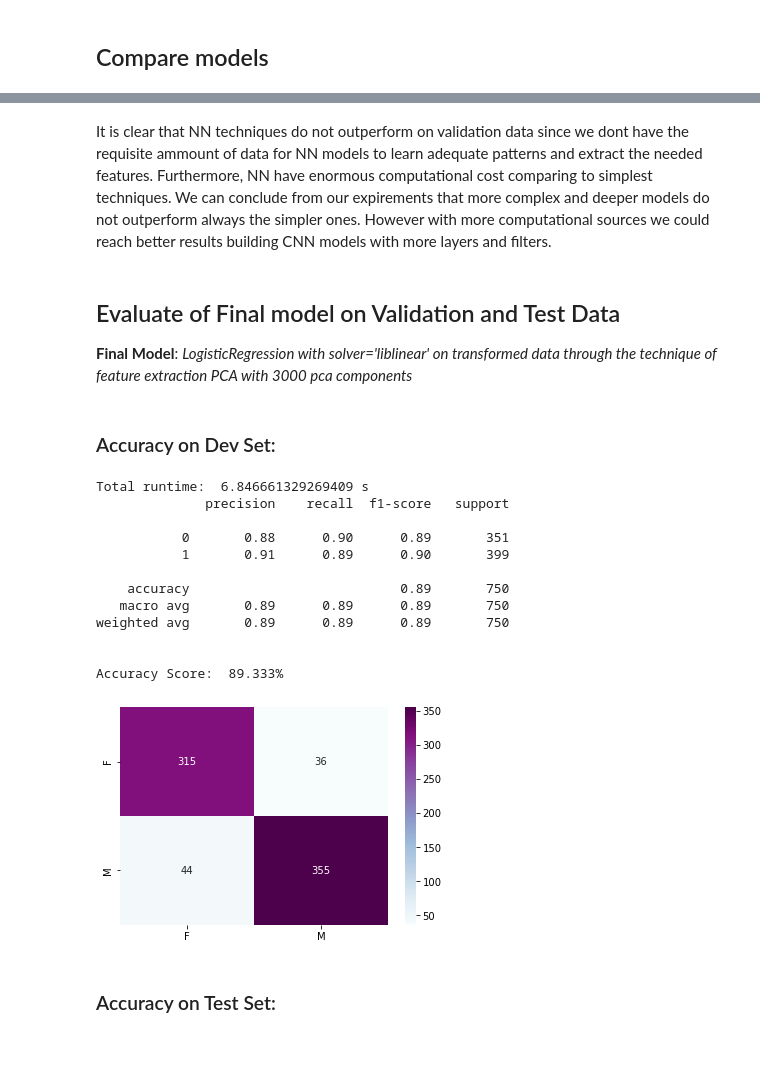
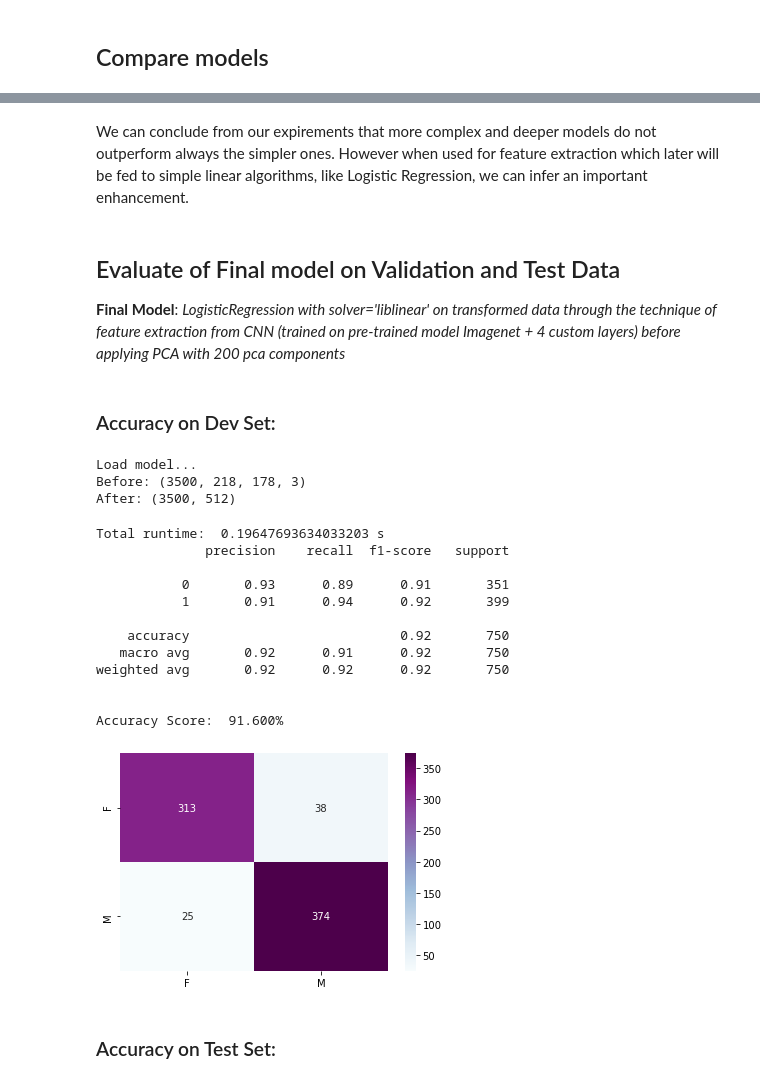
Before and after one commit to xeniakal/AMLS_20-21_SN20159465, a Jupyter notebook: A1/GenderClassification.ipynb, the cells around one changed output, grey strips where cells are left out. Saved outputs shown, nothing was run; the diff lists cells and outputs as text; code cells hidden in the pictures; blank space fills up the shorter version.

```diff
--- a/A1/GenderClassification.ipynb
+++ b/A1/GenderClassification.ipynb
@@ -1286,0 +1198,7 @@ Accuracy Score:  75.333%
+# %%
+clf_lr = LogisticRegression(solver='liblinear')
+start_time = time.time()
+clf_lr.fit(X_train_new, y_train_img)
+preds_lr= clf_lr.predict(X_dev_new)
+print("Total runtime: ",time.time()-start_time,"s")
+acc_lr_CNN = Print_Classification_Results(y_dev_img,preds_lr)
@@ -1286,0 +1242,7 @@ Accuracy Score:  75.333%
+# %%
+clf_lr = LogisticRegression(solver='liblinear')
+start_time = time.time()
+clf_lr.fit(X_train_new_PCA, y_train_img)
+preds_lr= clf_lr.predict(X_dev_new_PCA)
+print("Total runtime: ",time.time()-start_time,"s")
+acc_lr_CNN = Print_Classification_Results(y_dev_img,preds_lr)
@@ -1347,10 +1325,9 @@ plt.show()
-# %% [markdown]
-It is clear that NN techniques do not outperform on validation data since we dont have the requisite ammount of data for NN models to learn adequate patterns and extract the needed features.
-Furthermore, NN have enormous computational cost comparing to simplest techniques. We can conclude from our expirements that more complex and deeper models do not outperform always the simpler ones.
-However with more computational sources we could reach better results building CNN models with more layers and filters.
+# %% [markdown]
+We can conclude from our expirements that more complex and deeper models do not outperform always the simpler ones.
+However when used for feature extraction which later will be fed to simple linear algorithms, like Logistic Regression, we can infer an important enhancement.
 # %% [markdown]
 ## Evaluate of Final model on Validation and Test Data
 
-**Final Model**: *LogisticRegression with solver='liblinear' on transformed data through the technique of feature extraction PCA with 3000 pca components*
+**Final Model**: *LogisticRegression with solver='liblinear' on transformed data through the technique of feature extraction from CNN (trained on pre-trained model Imagenet + 4 custom layers) before applying PCA with 200 pca components*
 # %% [markdown]
 ### Accuracy on Dev Set:
@@ -1362,24 +1334,49 @@ X_dev_PCA = pca.transform(X_dev)
+# %%
+#load the best model we trained
+print('Load model...')
+model=load_model('best.augm_model.h5')
+model.load_weights('weights.best.augm_model.hdf5')
+
+#take final dense layer in which dimensions we project our raw features
+layer_outputs = model.layers[314].output
+activation_model = Model(inputs=model.input, outputs=layer_outputs)
+X_train_new = activation_model.predict(X_train_img)
+print("Before:",X_train_img.shape)
+print("After:",X_train_new.shape)
+X_dev_new = activation_model.predict(X_dev_img)
+X_test_new = activation_model.predict(X_test_img)
+# %% [output]
+Load model...
+Before: (3500, 218, 178, 3)
+After: (3500, 512)
+# %%
+#transform data through PCA technique
+n = 200
+pca = PCA(n_components=n)
+X_train_new_PCA = pca.fit_transform(X_train_new)
+X_dev_new_PCA = pca.transform(X_dev_new)
+X_test_new_PCA = pca.transform(X_test_new)
 # %%
 model_A1 = LogisticRegression(solver='liblinear')
 start_time=time.time()
-model_A1.fit(X_train_PCA, y_train)
-y_pred= model_A1.predict(X_dev_PCA)
+model_A1.fit(X_train_new_PCA, y_train_img)
+y_pred= model_A1.predict(X_dev_new_PCA)
 print("Total runtime: ",time.time()-start_time,"s")
-accuracy = Print_Classification_Results(y_dev,y_pred)
+accuracy = Print_Classification_Results(y_dev_img,y_pred)
 # %% [output]
-Total runtime:  6.846661329269409 s
+Total runtime:  0.19647693634033203 s
               precision    recall  f1-score   support
 
-           0       0.88      0.90      0.89       351
-           1       0.91      0.89      0.90       399
+           0       0.93      0.89      0.91       351
+           1       0.91      0.94      0.92       399
 
-    accuracy                           0.89       750
-   macro avg       0.89      0.89      0.89       750
-weighted avg       0.89      0.89      0.89       750
+    accuracy                           0.92       750
+   macro avg       0.92      0.91      0.92       750
+weighted avg       0.92      0.92      0.92       750
 
 
-Accuracy Score:  89.333%
+Accuracy Score:  91.600%
-[figure, old version]
+[figure, new version]
 # %%
 # Save to file in the current working directory
 pkl_filename = "model_A1.pkl"
```
Also changed, not shown: parts of 46 cells of this notebook, 2 other files.
